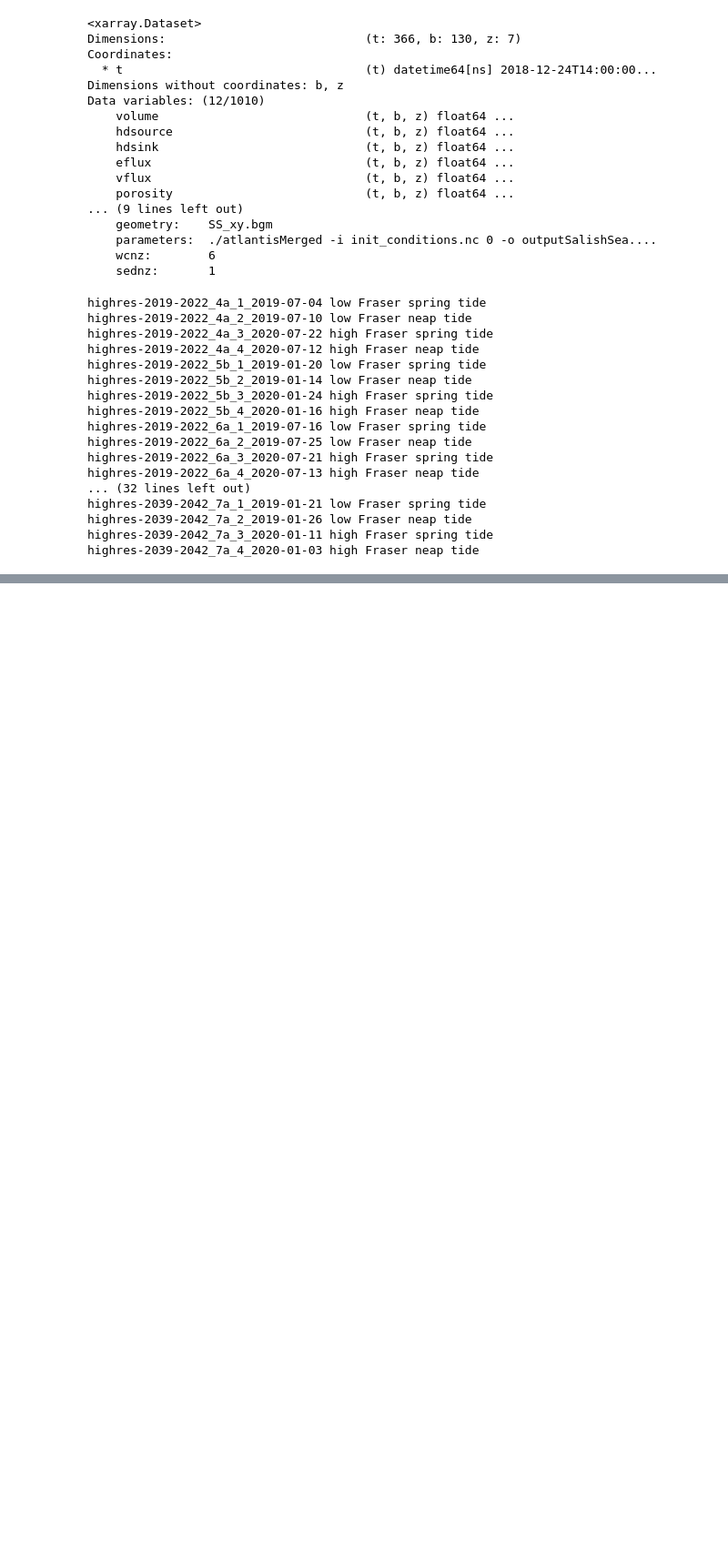
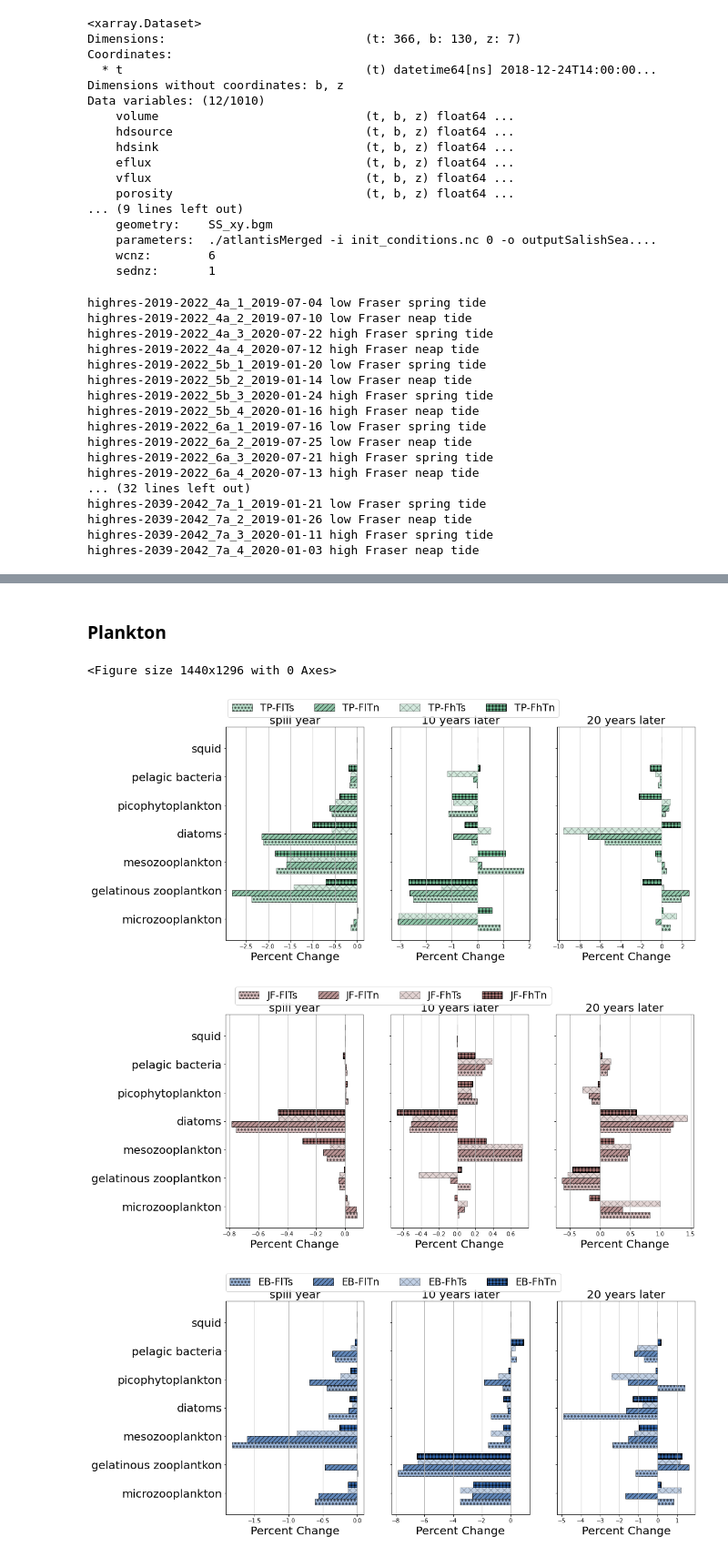
Before and after one commit to SS-Atlantis/Lovindeeretal-MPRI1paper, a Jupyter notebook: SSAM-averaged-data.ipynb, the cells around one changed output, grey strips where cells are left out. Shown at 91% size. Cells and saved outputs as stored; diff of their text form; code cells hidden in the pictures; blank space fills up the shorter version.

```diff
--- a/SSAM-averaged-data.ipynb
+++ b/SSAM-averaged-data.ipynb
@@ -652,0 +657,9 @@ for code_name in code_names:
+# %% [markdown]
+### Plankton
+# %%
+plot_boxplot(groups.planktonic, 'plankton')
+# %% [output]
+<Figure size 1440x1296 with 0 Axes>
+[figure, added]
+[figure, added]
+[figure, added]
```
Also changed, not shown: parts of 23 cells of this notebook, 1 other file.
